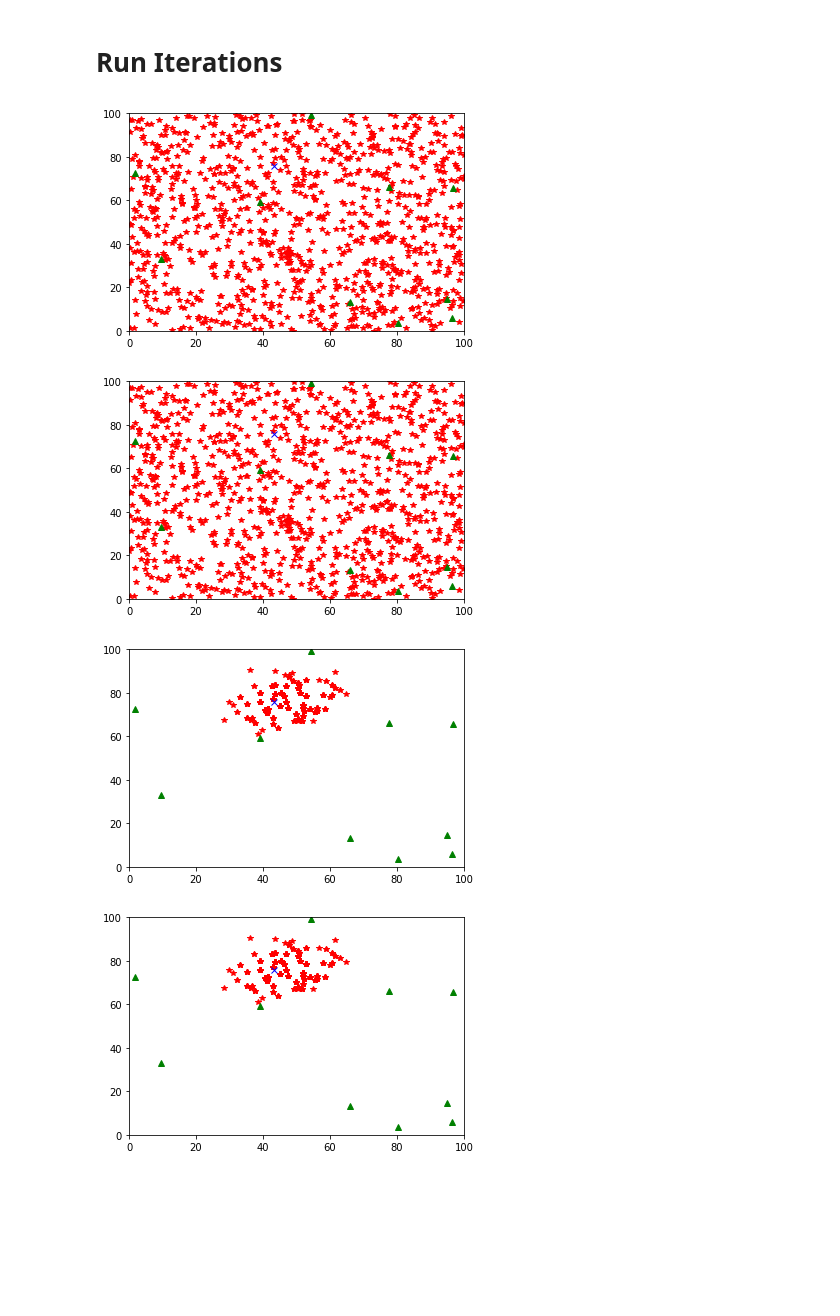
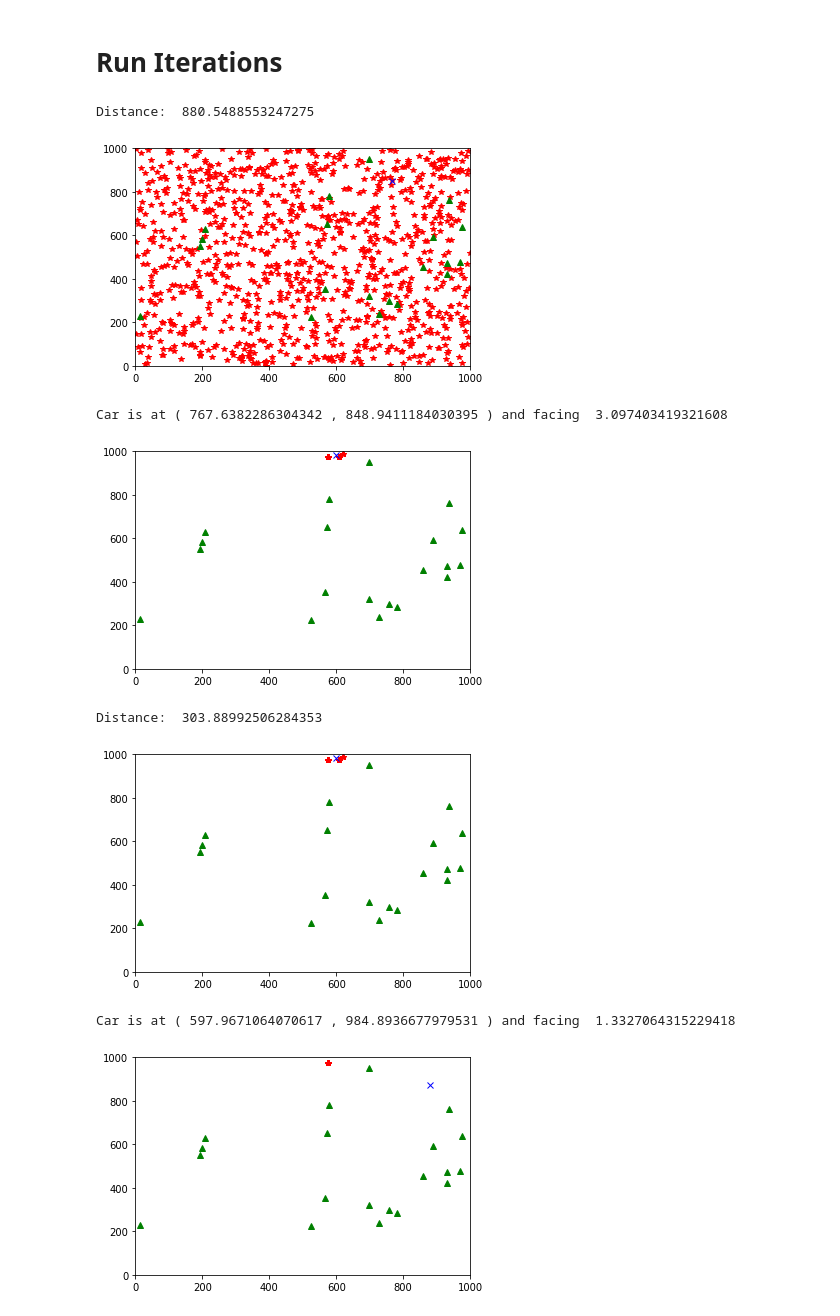
Before and after one commit to mmeyer95/ParticleFilter, a Jupyter notebook: Particle Filter-checkpoint.ipynb, the cells around one changed output. Saved outputs shown, nothing was run; the diff lists cells and outputs as text; code cells hidden in the pictures; blank space fills up the shorter version.

```diff
--- a/Particle Filter-checkpoint.ipynb
+++ b/Particle Filter-checkpoint.ipynb
@@ -115,7 +107,7 @@ def graph(p,my_car):
     plt.plot(x,y,'r*')
     plt.plot(my_car.x,my_car.y,'bx')
     plt.plot(x_l,y_l,'g^')
-    plt.axis([0, 100, 0, 100])
+    plt.axis([0, world_size, 0, world_size])
     plt.show()
 # %% [markdown]
 # Initialization
@@ -136,11 +128,11 @@ def initializer(std):
 # %%
 #Make a movement, and predict the next position of the particles
 def predict(my_car, p, dist, turn_value):
-    my_car = my_car.move(dist,turn_value)
+    my_car = my_car.move(turn_value,dist)
 
     p2 = []
     for i in range(num_particles):
-        p[i].move(dist,turn_value)
+        p[i].move(turn_value,dist)
         p2.append(p[i])
     p=p2
-    return p
+    return p, my_car
@@ -181,36 +171,51 @@ def resample(p):
     return p
 # %% [markdown]
 # Run Iterations
+# %%
+#User defned varaibles:
+
+num_iterations = 3    #number of iterations to run the filter for
+num_particles = 1000
+world_size = 1000.0
+num_landmarks = 20
+max_forward = 1000    #maximum distance forward moved in one time step
+
+forward_noise = 10
+turn_noise = 10
+sense_noise = 10
 # %%
 #Setup world and define random landmarks
-world_size = 100.0
+
 landmarks = []
-for i in range(10):
-    x = random.random()*100
-    y = random.random()*100
+for i in range(num_landmarks):
+    x = random.random()*world_size
+    y = random.random()*world_size
     my_mark = [x,y]
     landmarks.append(my_mark)
 # %%
-x_dist = 10
-turn_value = 1
-std = [1,1,10]
+std = [forward_noise,turn_noise,sense_noise]
 my_car = robot()
 my_car.set_noise(std[0],std[1],std[2])
-num_particles = 1000
 p = initializer(std)
 
-for i in range(5):
-    dist = random.random()*10
+for i in range(num_iterations):
+    dist = random.random()*max_forward
+    print("Distance: ",dist)
     turn_value = random.random()*2*pi
     graph(p,my_car)
-    p = predict(my_car, p, dist, turn_value)
-    graph(p,my_car)
+    print("Car is at (",my_car.x,",",my_car.y,") and facing ",my_car.theta)
+    p,my_car = predict(my_car, p, dist, turn_value)
+    #graph(p,my_car)
     Z = measure(my_car)
     w = updateWeights(p,Z)
     p = resample(p)
     graph(p,my_car)
 # %% [output]
+Distance:  880.5488553247275
-[figure, old version]
+[figure, new version]
+Car is at ( 767.6382286304342 , 848.9411184030395 ) and facing  3.097403419321608
-[figure, old version]
+[figure, new version]
+Distance:  303.88992506284353
-[figure, old version]
+[figure, new version]
+Car is at ( 597.9671064070617 , 984.8936677979531 ) and facing  1.3327064315229418
-[figure, old version]
+[figure, new version]
```
Also changed, not shown: parts of 5 cells of this notebook.
